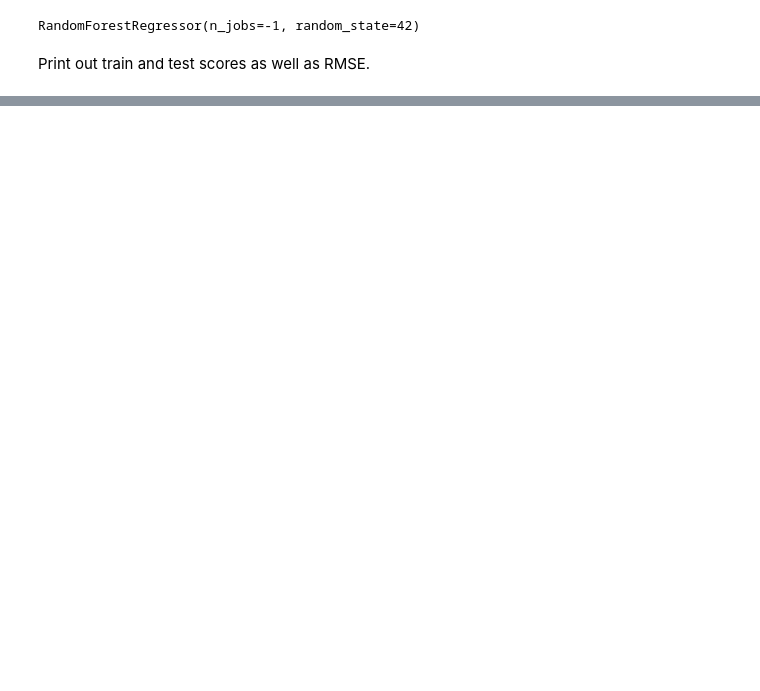
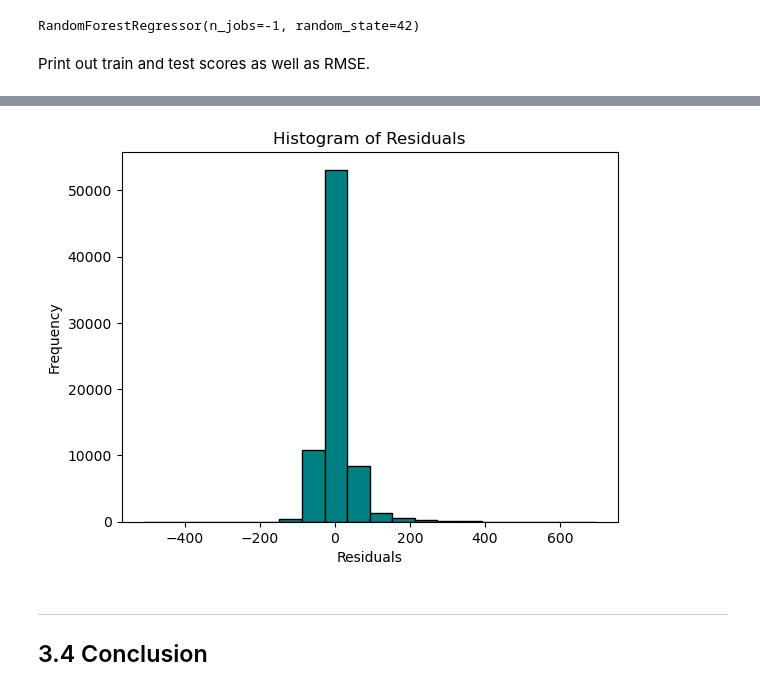
Before and after one commit to LandryHouston/Flight_Price_Prediction, a Jupyter notebook: code/03_modeling_FINAL.ipynb, the cells around one changed output, grey strips where cells are left out. Saved outputs shown, nothing was run; the diff lists cells and outputs as text; code cells hidden in the pictures; blank space fills up the shorter version.

```diff
--- a/code/03_modeling_FINAL.ipynb
+++ b/code/03_modeling_FINAL.ipynb
@@ -100,0 +186,12 @@ plt.legend();
+# %%
+plt.hist((y_test - rf_y_pred), bins=20, edgecolor='black', color='teal')
+plt.title("Histogram of Residuals")
+plt.xlabel("Residuals")
+plt.ylabel("Frequency")
+plt.savefig("../images/residuals_histogram.png", bbox_inches="tight")
+# %% [output]
+[figure, added]
+# %% [markdown]
+---
+
+## 3.4 Conclusion
```
Also changed, not shown: parts of 31 cells of this notebook.
